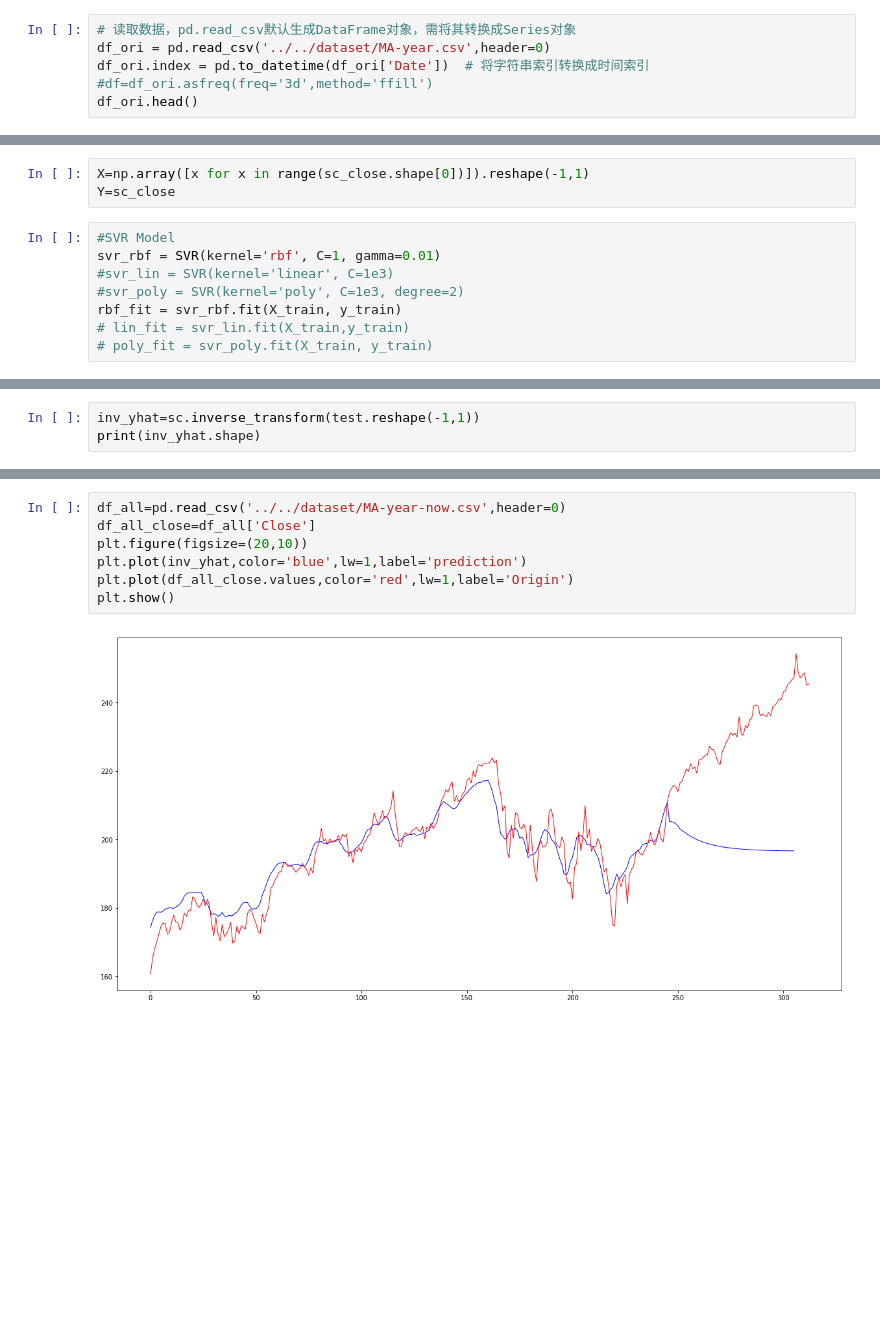
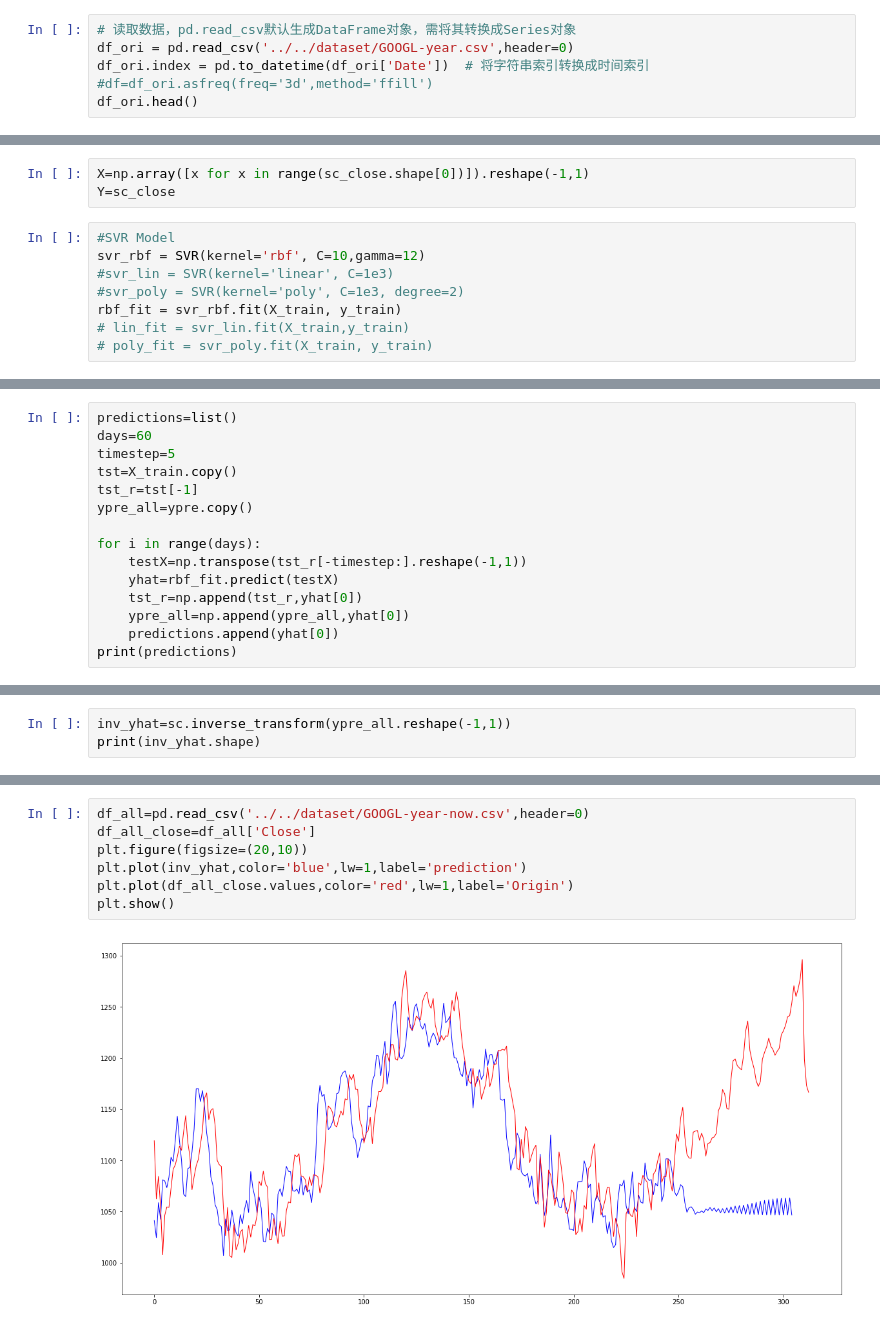
Before and after one commit to WeilunZ/lstm-forecasting, a Jupyter notebook: code/Traditional Model/SVR.ipynb, the cells around one changed output, grey strips where cells are left out. Cells and saved outputs as stored; diff of their text form; blank space fills up the shorter version.

```diff
--- a/code/Traditional Model/SVR.ipynb
+++ b/code/Traditional Model/SVR.ipynb
@@ -6,7 +6,7 @@ import matplotlib.pyplot as plt
 import math
 # %%
 # 读取数据，pd.read_csv默认生成DataFrame对象，需将其转换成Series对象
-df_ori = pd.read_csv('../../dataset/MA-year.csv',header=0)
+df_ori = pd.read_csv('../../dataset/GOOGL-year.csv',header=0)
 df_ori.index = pd.to_datetime(df_ori['Date'])  # 将字符串索引转换成时间索引
 #df=df_ori.asfreq(freq='3d',method='ffill')
 df_ori.head()
@@ -47,7 +47,7 @@ X=np.array([x for x in range(sc_close.shape[0])]).reshape(-1,1)
 Y=sc_close
 # %%
 #SVR Model
-svr_rbf = SVR(kernel='rbf', C=1, gamma=0.01)
+svr_rbf = SVR(kernel='rbf', C=10,gamma=12)
 #svr_lin = SVR(kernel='linear', C=1e3)
 #svr_poly = SVR(kernel='poly', C=1e3, degree=2)
 rbf_fit = svr_rbf.fit(X_train, y_train)
@@ -64,0 +65,15 @@ plt.show()
+# %%
+predictions=list()
+days=60
+timestep=5
+tst=X_train.copy()
+tst_r=tst[-1]
+ypre_all=ypre.copy()
+
+for i in range(days):
+    testX=np.transpose(tst_r[-timestep:].reshape(-1,1))
+    yhat=rbf_fit.predict(testX)
+    tst_r=np.append(tst_r,yhat[0])
+    ypre_all=np.append(ypre_all,yhat[0])
+    predictions.append(yhat[0])
+print(predictions)
@@ -107,4 +114,4 @@ print(predictions)
 # %%
-inv_yhat=sc.inverse_transform(test.reshape(-1,1))
+inv_yhat=sc.inverse_transform(ypre_all.reshape(-1,1))
 print(inv_yhat.shape)
 # %% [output]
@@ -112,12 +119,12 @@ print(inv_yhat.shape)
 # %%
-df_all=pd.read_csv('../../dataset/MA-year-now.csv',header=0)
+df_all=pd.read_csv('../../dataset/GOOGL-year-now.csv',header=0)
 df_all_close=df_all['Close']
 plt.figure(figsize=(20,10))
 plt.plot(inv_yhat,color='blue',lw=1,label='prediction')
 plt.plot(df_all_close.values,color='red',lw=1,label='Origin')
 plt.show()
 # %% [output]
-[figure, old version]
+[figure, new version]
 # %%
 #误差统计
 from sklearn.metrics import mean_squared_error
```
Also changed, not shown: parts of 8 cells of this notebook, 17 other files.
